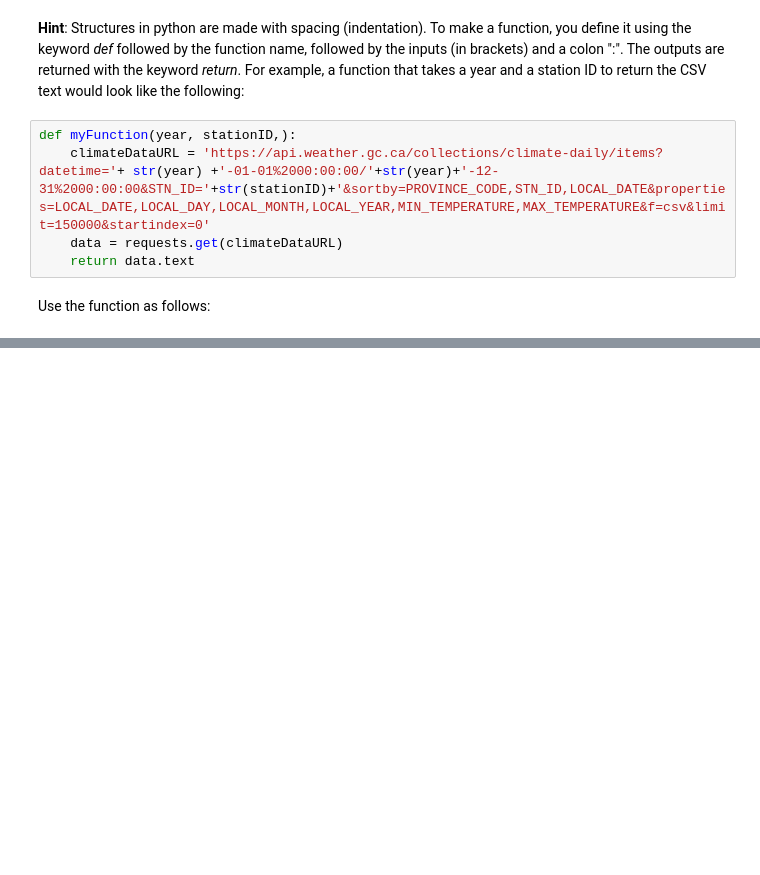
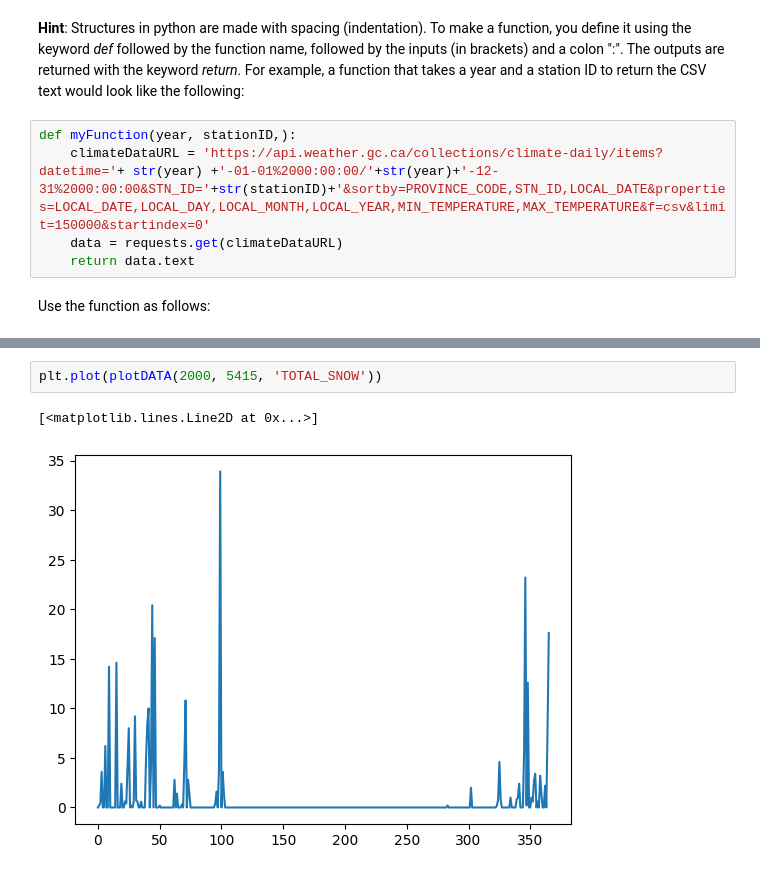
Before and after one commit to concordia-grad-computing-seminars/mech692-part2, a Jupyter notebook: Assignments/Assignment1/ClimateStudy-Python.ipynb, the cells around one changed output, grey strips where cells are left out. Cells and saved outputs as stored; diff of their text form; blank space fills up the shorter version.

```diff
--- a/Assignments/Assignment1/ClimateStudy-Python.ipynb
+++ b/Assignments/Assignment1/ClimateStudy-Python.ipynb
@@ -243,0 +366,5 @@ x,y,MAX_TEMPERATURE,MIN_TEMPERATURE,LOCAL_MONTH,LOCAL_YEAR,LOCAL_DAY,LOCAL_DATE
+# %%
+plt.plot(plotDATA(2000, 5415, 'TOTAL_SNOW'))
+# %% [output]
+[<matplotlib.lines.Line2D at 0x...>]
+[figure, added]
```
Also changed, not shown: parts of 18 cells of this notebook.
